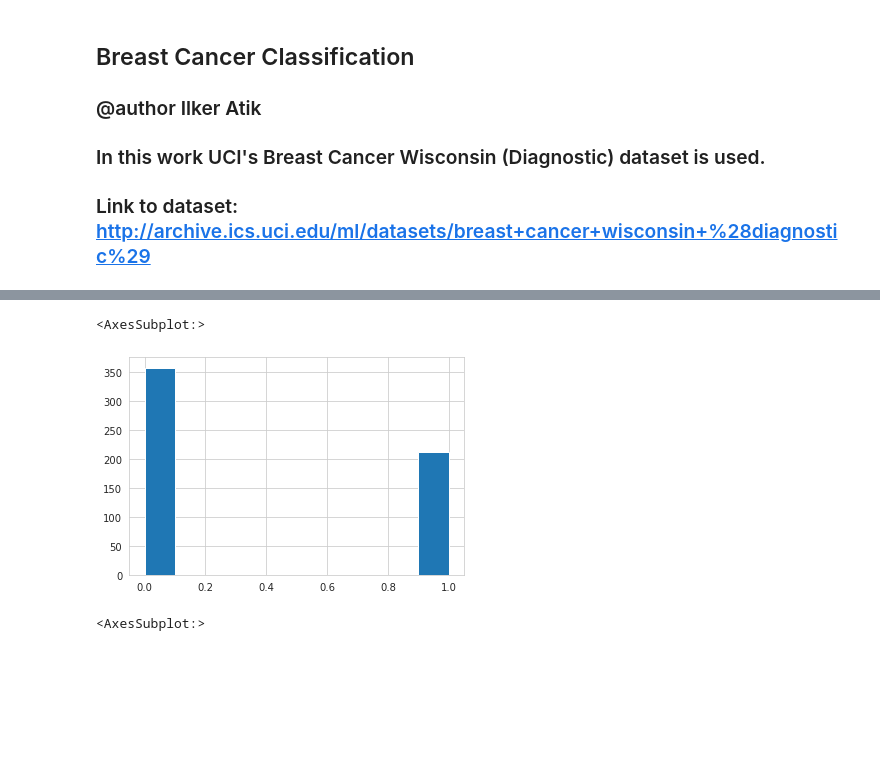
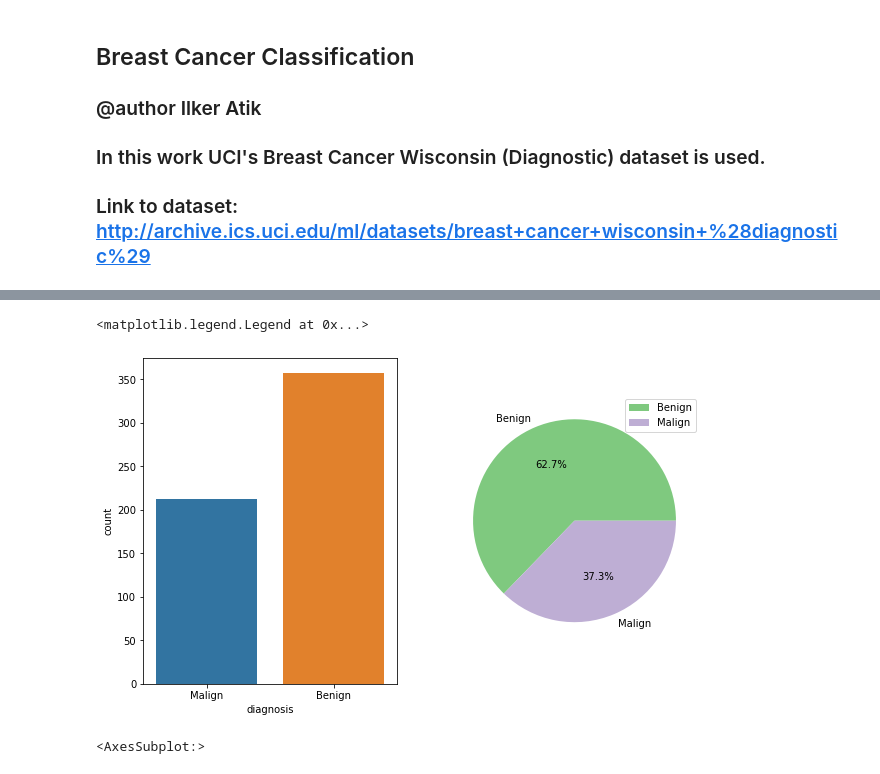
Before and after one commit to ilkeratik/breast-cancer-diagnostic-using-machine-learning, a Jupyter notebook: BreastCancerClassification.ipynb, the cells around one changed output, grey strips where cells are left out. Drawn from its saved outputs; the diff is of its cells as text; code cells hidden in the pictures; blank space fills up the shorter version.

```diff
--- a/BreastCancerClassification.ipynb
+++ b/BreastCancerClassification.ipynb
@@ -66,8 +62,13 @@ Name: diagnosis, dtype: int64
-# %%
-data_y.hist()
-# %% [output]
-<AxesSubplot:>
-[figure, removed]
+# %%
+fig, axes = plt.subplots(1, 2, figsize=(10, 6))
+sns.countplot(x="diagnosis",ax=axes[0],data=data)
+color_palette = colors = sns.color_palette('Accent')
+counts = data_y.value_counts()
+axes[1].pie(counts, labels = counts.index, colors=color_palette,autopct='%1.1f%%')
+axes[1].legend()
+# %% [output]
+<matplotlib.legend.Legend at 0x...>
+[figure, added]
 # %%
 fig, axes = plt.subplots(1, 3, figsize=(23, 7))
 sns.heatmap(data_x_mean.corr(), ax=axes[0], annot=True, cmap="YlGnBu")
```
Also changed, not shown: parts of 13 cells of this notebook.
